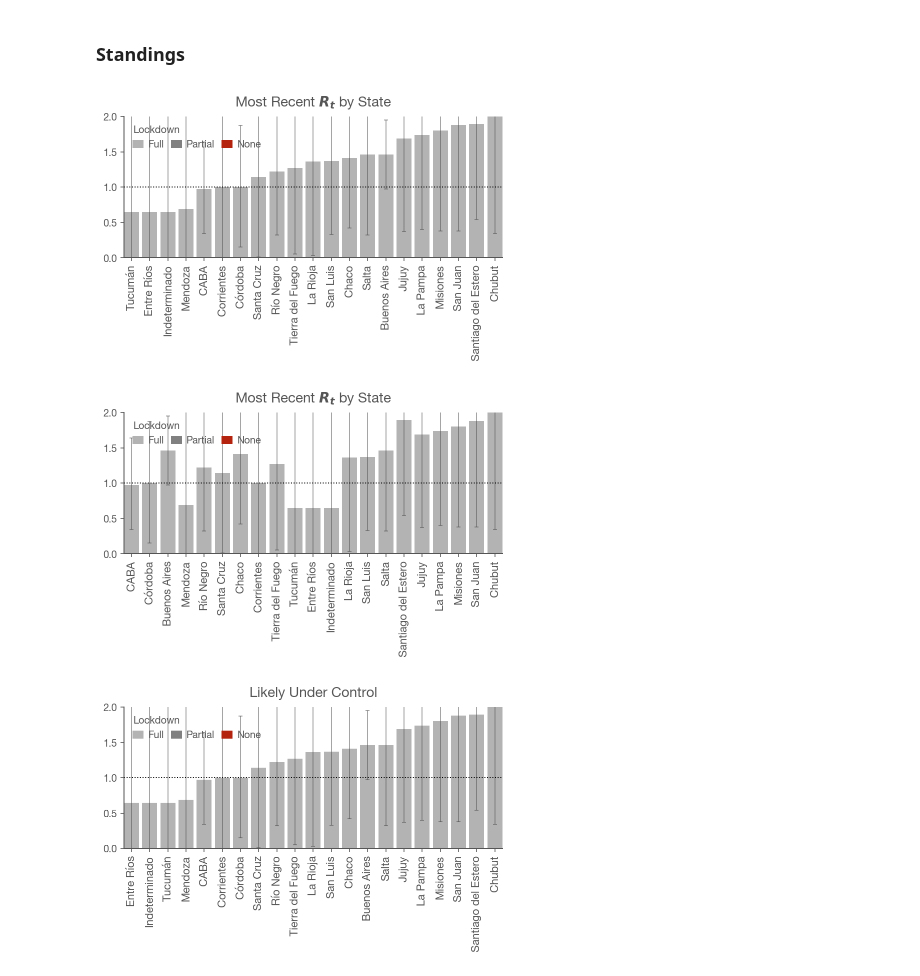
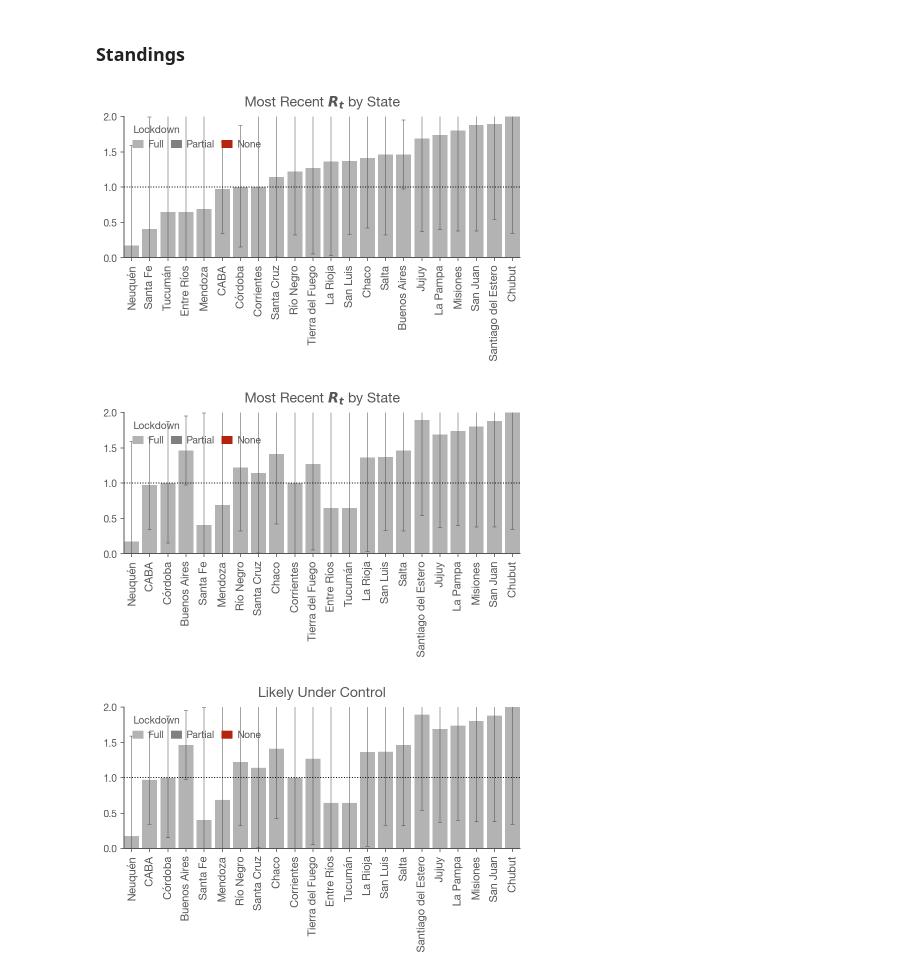
Before and after one commit to pablocelayes/covid-19, a Jupyter notebook: Realtime R0 - Argentina.ipynb, the cells around one changed output. Saved outputs shown, nothing was run; the diff lists cells and outputs as text; code cells hidden in the pictures.

Commit message:
Mejoramos agregaciones para contemplar casos de varias filas para una misma fecha y provncia (casos detallados por ciudad)

```diff
--- a/Realtime R0 - Argentina.ipynb
+++ b/Realtime R0 - Argentina.ipynb
@@ -27,6 +27,6 @@ from scipy.interpolate import interp1d
 
 from IPython.display import clear_output
 
-FILTERED_REGIONS = []
+FILTERED_REGIONS = ["Indeterminado"]
 
 %config InlineBackend.figure_format = 'retina'
@@ -285,0 +279,17 @@ df = pd.read_csv(url)
+# %%
+parser = lambda date: pd.datetime.strptime(date, '%d/%m/%Y')
+df = pd.read_csv(url,
+                 usecols=[0,4,7],
+                 parse_dates=['fecha'],
+                 date_parser=parser)
+
+df.rename(
+    columns={"osm_admin_level_4": "state",
+             "fecha": "date"},
+    inplace=True)
+
+replacements = {"Santiago Del Estero": "Santiago del Estero",
+                "Tierra Del Fuego": "Tierra del Fuego"}
+
+for old, new in replacements.items():
+    df.loc[df.state == old, "state"] = new
@@ -325,0 +319,5 @@ states = states_new_cases.groupby("state").cumsum()
+# %%
+states = df.groupby(["state", "date"]).sum()\
+            .groupby("state").cumsum()\
+            .sort_index()\
+            .squeeze()
@@ -664,20 +681,20 @@ def plot_standings(mr, figsize=None, title='Most Recent $R_t$ by State'):
 mr.sort_values('ML', inplace=True)
 plot_standings(mr);
 # %% [output]
-[figure, old version]
+[figure, new version]
 # %%
 mr.sort_values('High', inplace=True)
 plot_standings(mr);
 # %% [output]
-[figure, old version]
+[figure, new version]
 # %%
 # show = mr[mr.High.le(2.0)].sort_values('ML')
 # Muy poca data, los intervalos son muy amplios
-show = mr.sort_values('ML')
+show = mr.sort_values('High')
 
 fig, ax = plot_standings(show, title='Likely Under Control');
 # %% [output]
-[figure, old version]
+[figure, new version]
 # %%
 # show = mr[mr.Low.ge(1.05)].sort_values('Low')
 # Muy poca data, los intervalos son muy amplios
```
Also changed, not shown: parts of 9 cells of this notebook.
